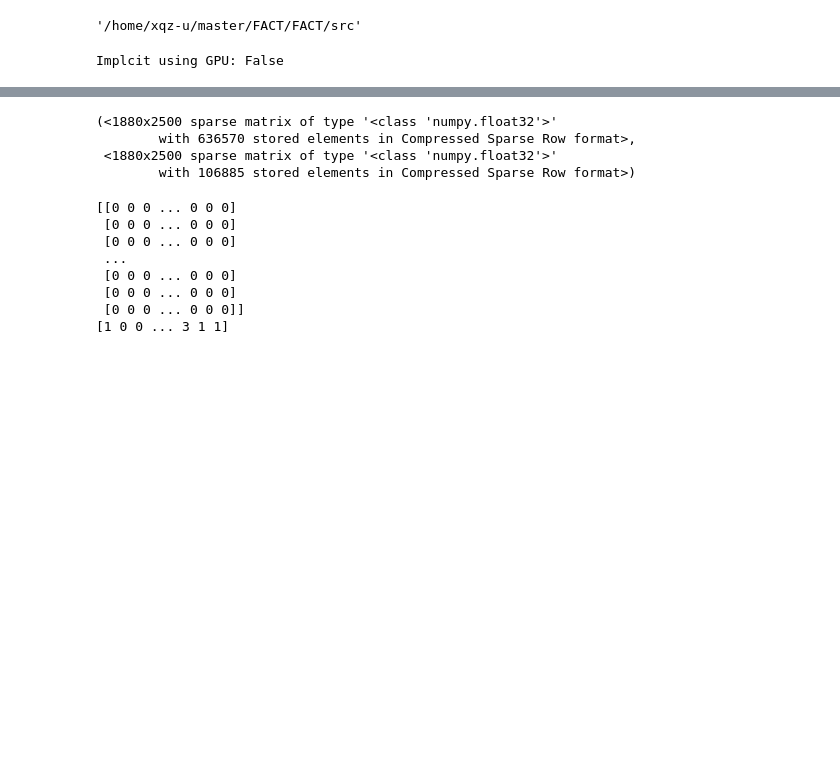
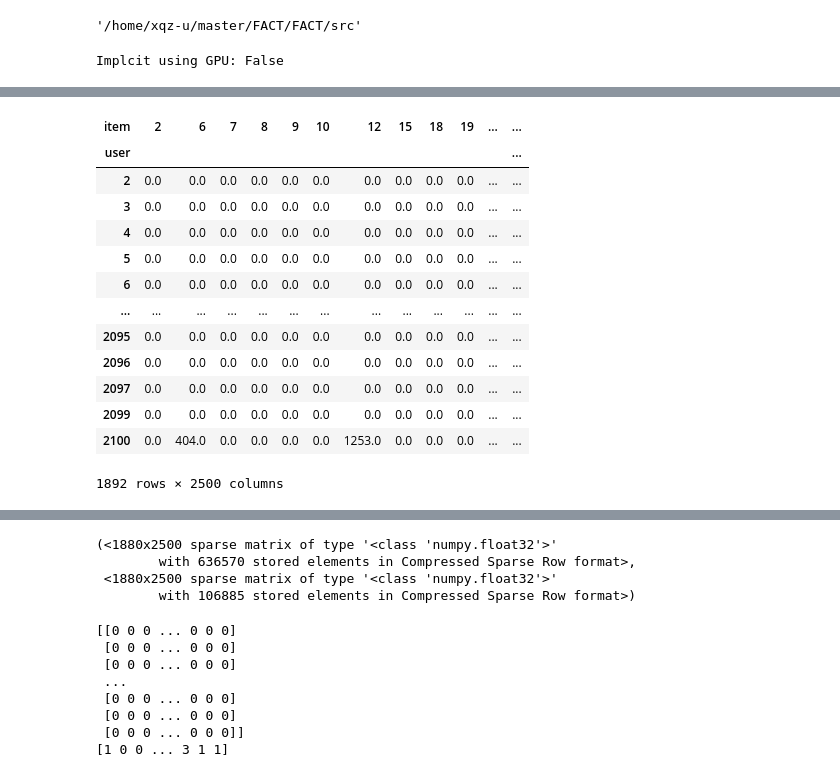
Before and after one commit to palfibogdan/FACT, a Jupyter notebook: src/notebooks/explore.ipynb, the cells around one changed output, grey strips where cells are left out. Cells and saved outputs as stored; diff of their text form; code cells hidden in the pictures; blank space fills up the shorter version.

```diff
--- a/src/notebooks/explore.ipynb
+++ b/src/notebooks/explore.ipynb
@@ -102,0 +64,28 @@ user_item_df
+# %%
+# keep only top k artists in each row (user)
+k = 2500
+top_k_artists = user_item_df.sum(axis=0).sort_values(ascending=False).index[:k]
+# drops only columns of user_item_df which do not appear in top_k_artists
+user_item_df = user_item_df[user_item_df.columns.intersection(top_k_artists)]
+assert (user_item_df.columns == top_k_artists.sort_values()).all()
+user_item_df
+
+# NOTE
+# The completed preference matrix has columns indexed from 0 to 2500, which
+# should be mapped to top_k_artists.sort_values() if the actual item id is
+# wanted, which should not be the case for our purposes
+# %% [output]
+| item | 2 | 6 | 7 | 8 | 9 | 10 | 12 | 15 | 18 | 19 | ... | ... |
+| user |  |  |  |  |  |  |  |  |  |  |  | ... |
+| 2 | 0.0 | 0.0 | 0.0 | 0.0 | 0.0 | 0.0 | 0.0 | 0.0 | 0.0 | 0.0 | ... | ... |
+| 3 | 0.0 | 0.0 | 0.0 | 0.0 | 0.0 | 0.0 | 0.0 | 0.0 | 0.0 | 0.0 | ... | ... |
+| 4 | 0.0 | 0.0 | 0.0 | 0.0 | 0.0 | 0.0 | 0.0 | 0.0 | 0.0 | 0.0 | ... | ... |
+| 5 | 0.0 | 0.0 | 0.0 | 0.0 | 0.0 | 0.0 | 0.0 | 0.0 | 0.0 | 0.0 | ... | ... |
+| 6 | 0.0 | 0.0 | 0.0 | 0.0 | 0.0 | 0.0 | 0.0 | 0.0 | 0.0 | 0.0 | ... | ... |
+| ... | ... | ... | ... | ... | ... | ... | ... | ... | ... | ... | ... | ... |
+| 2095 | 0.0 | 0.0 | 0.0 | 0.0 | 0.0 | 0.0 | 0.0 | 0.0 | 0.0 | 0.0 | ... | ... |
+| 2096 | 0.0 | 0.0 | 0.0 | 0.0 | 0.0 | 0.0 | 0.0 | 0.0 | 0.0 | 0.0 | ... | ... |
+| 2097 | 0.0 | 0.0 | 0.0 | 0.0 | 0.0 | 0.0 | 0.0 | 0.0 | 0.0 | 0.0 | ... | ... |
+| 2099 | 0.0 | 0.0 | 0.0 | 0.0 | 0.0 | 0.0 | 0.0 | 0.0 | 0.0 | 0.0 | ... | ... |
+| 2100 | 0.0 | 404.0 | 0.0 | 0.0 | 0.0 | 0.0 | 1253.0 | 0.0 | 0.0 | 0.0 | ... | ... |
+1892 rows × 2500 columns
```
Also changed, not shown: parts of 16 cells of this notebook.
